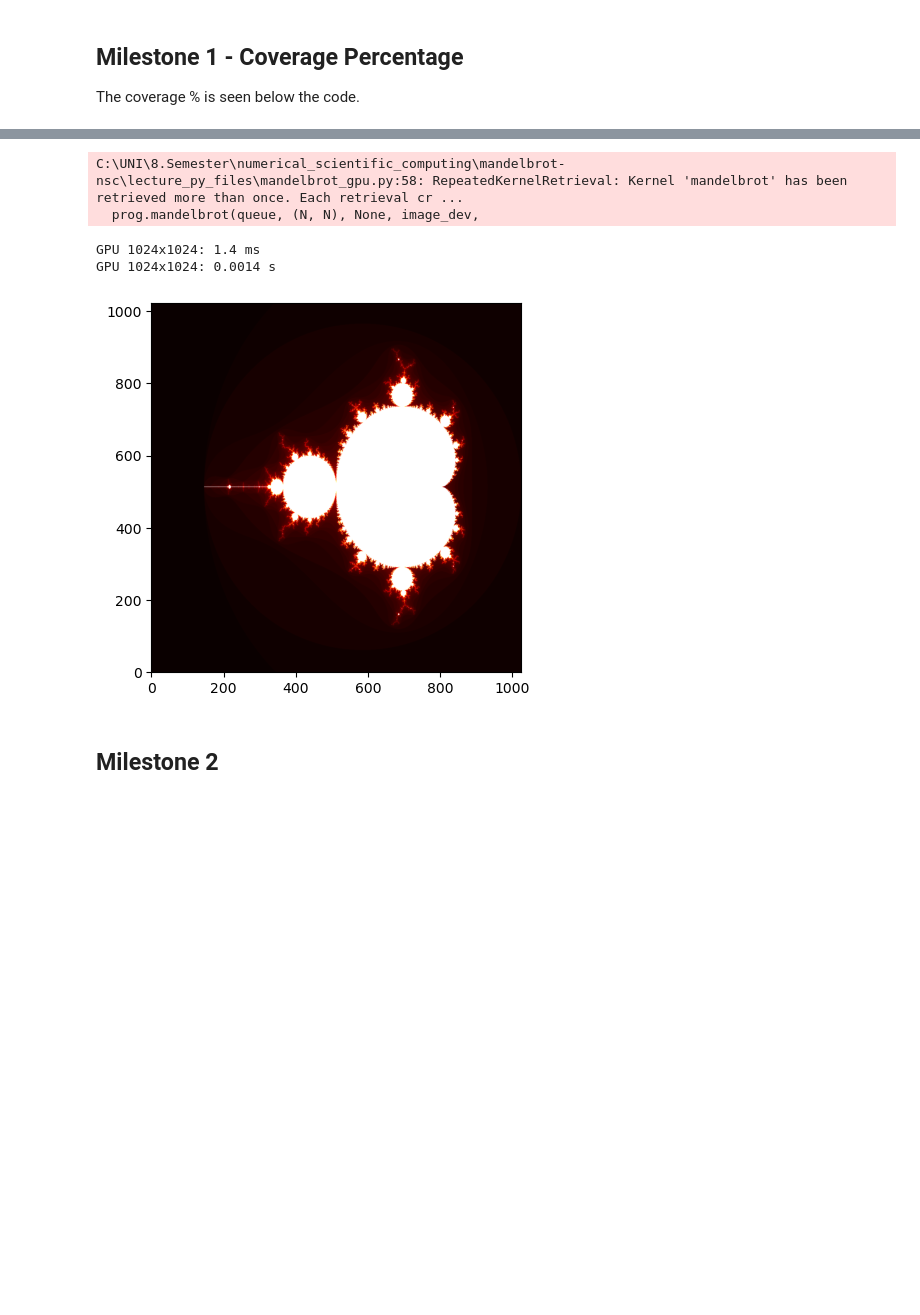
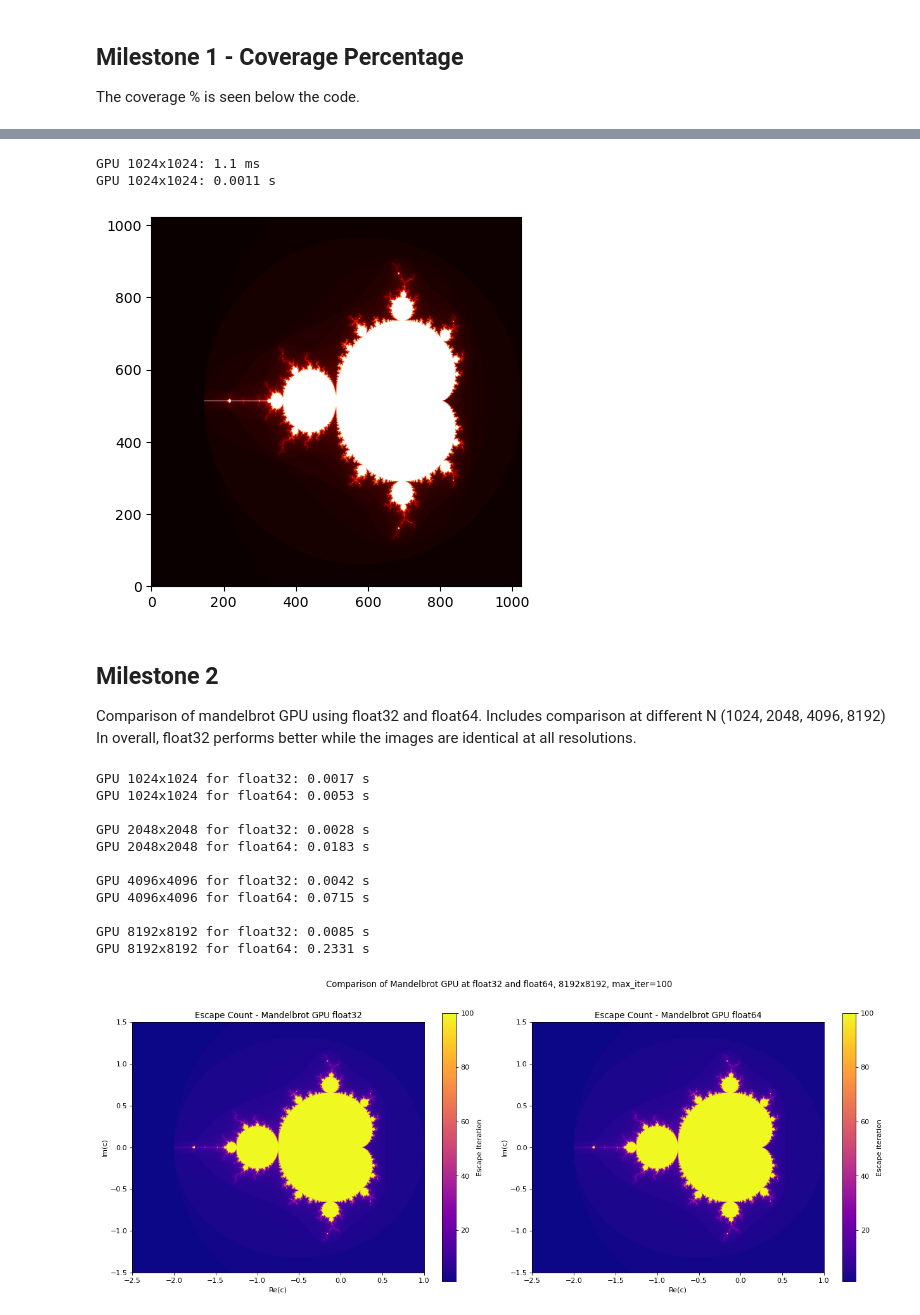
Before and after one commit to math357b/mandelbrot-nsc, a Jupyter notebook: performance_notebooks/mandelbrot_MP3.ipynb, the cells around one changed output, grey strips where cells are left out. Cells and saved outputs as stored; diff of their text form; code cells hidden in the pictures; blank space fills up the shorter version.

```diff
--- a/performance_notebooks/mandelbrot_MP3.ipynb
+++ b/performance_notebooks/mandelbrot_MP3.ipynb
@@ -217,7 +219,7 @@ max_iter = 100
 x_dim = (-2.5, 1.0)
 y_dim = (-1.5, 1.5)
 
-elapsed, image = gpu.mandelbrot_gpu(N=N, max_iter=max_iter, x_dim=x_dim, y_dim=y_dim)
+elapsed, image = gpu.mandelbrot_gpu_f32(N=N, max_iter=max_iter, x_dim=x_dim, y_dim=y_dim)
 
 print(f'GPU {N}x{N}: {elapsed*1e3:.1f} ms')
 print(f'GPU {N}x{N}: {elapsed:.4f} s')
@@ -225,12 +227,54 @@ plt.imshow(image, cmap='hot', origin='lower')
 plt.axis('on')
 plt.show()
 # %% [output]
-C:\UNI\8.Semester\numerical_scientific_computing\mandelbrot-nsc\lecture_py_files\mandelbrot_gpu.py:58: RepeatedKernelRetrieval: Kernel 'mandelbrot' has been retrieved more than once. Each retrieval cr ...
-  prog.mandelbrot(queue, (N, N), None, image_dev,
+GPU 1024x1024: 1.1 ms
+GPU 1024x1024: 0.0011 s
-GPU 1024x1024: 1.4 ms
-GPU 1024x1024: 0.0014 s
 [figure]
 # %% [markdown]
 ## Milestone 2
+Comparison of mandelbrot GPU using float32 and float64. Includes comparison at different N (1024, 2048, 4096, 8192)
+In overall, float32 performs better while the images are identical at all resolutions.
+# %%
+N = [1024, 2048, 4096, 8192]
+max_iter = 100
+x_dim = (-2.5, 1.0)
+y_dim = (-1.5, 1.5)
+
+for n in N:
+    # Return timings
+    elapsed_f32, image_f32 = gpu.mandelbrot_gpu_f32(N=n, max_iter=max_iter, x_dim=x_dim, y_dim=y_dim)
+    elapsed_f64, image_f64 = gpu.mandelbrot_gpu_f64(N=n, max_iter=max_iter, x_dim=x_dim, y_dim=y_dim)
+
+    print(f'GPU {n}x{n} for float32: {elapsed_f32:.4f} s')
+    print(f'GPU {n}x{n} for float64: {elapsed_f64:.4f} s\n')
+
+# Plot image of float32 and float64 at N=8192
+fig, axes = plt.subplots(1, 2, figsize=(16,6), dpi=80)
+im0 = axes[0].imshow(image_f32, extent=[x_dim[0], x_dim[1], y_dim[0], y_dim[1]], cmap='plasma', origin='lower', aspect='equal')
+axes[0].set_title('Escape Count - Mandelbrot GPU float32')
+axes[0].set_xlabel('Re(c)')
+axes[0].set_ylabel('Im(c)')
+fig.colorbar(im0, ax=axes[0], label='Escape Iteration')
+im1 = axes[1].imshow(image_f64, extent=[x_dim[0], x_dim[1], y_dim[0], y_dim[1]], cmap='plasma', origin='lower', aspect='equal')
+axes[1].set_title('Escape Count - Mandelbrot GPU float64')
+axes[1].set_xlabel('Re(c)')
+axes[1].set_ylabel('Im(c)')
+fig.colorbar(im1, ax=axes[1], label='Escape iteration')
+plt.suptitle(f'Comparison of Mandelbrot GPU at float32 and float64, {n}x{n}, {max_iter=}', y=1.02)
+plt.tight_layout()
+plt.show()
+# %% [output]
+GPU 1024x1024 for float32: 0.0017 s
+GPU 1024x1024 for float64: 0.0053 s
+
+GPU 2048x2048 for float32: 0.0028 s
+GPU 2048x2048 for float64: 0.0183 s
+
+GPU 4096x4096 for float32: 0.0042 s
+GPU 4096x4096 for float64: 0.0715 s
+
+GPU 8192x8192 for float32: 0.0085 s
+GPU 8192x8192 for float64: 0.2331 s
+[figure, added]
 # %% [markdown]
 ## Milestone 3
```
Also changed, not shown: parts of 7 cells of this notebook, 5 other files.
